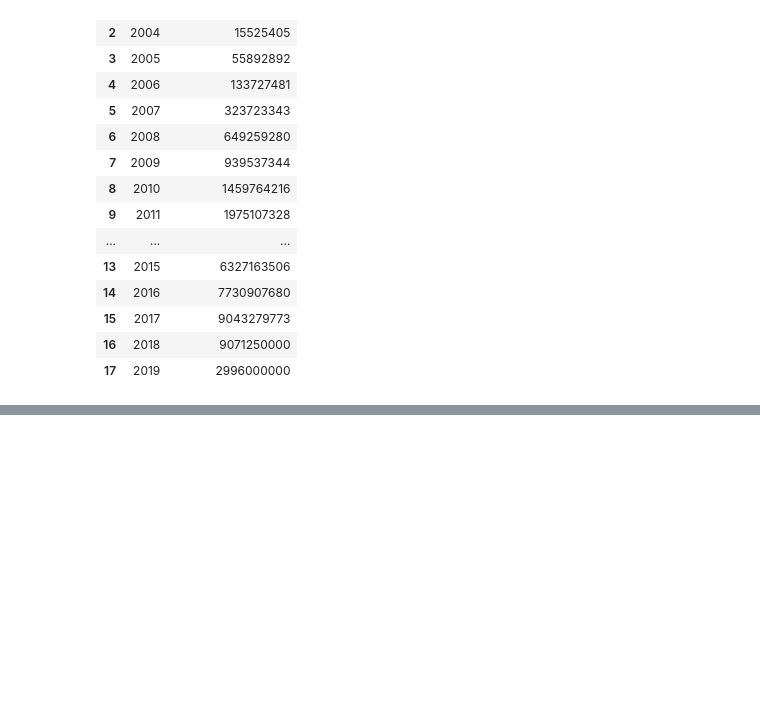
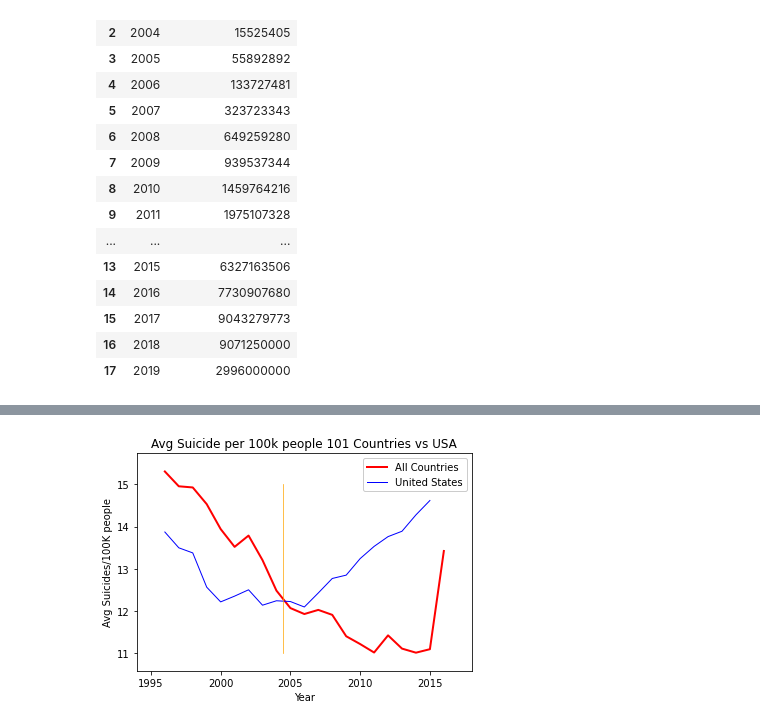
Before and after one commit to ludmilagd/SocialMediaUsageImpact, a Jupyter notebook: SocialMedia&Suicides.ipynb, the cells around one changed output, grey strips where cells are left out. Saved outputs shown, nothing was run; the diff lists cells and outputs as text; code cells hidden in the pictures; blank space fills up the shorter version.

```diff
--- a/SocialMedia&Suicides.ipynb
+++ b/SocialMedia&Suicides.ipynb
@@ -65,0 +189,7 @@ Social_Media
+# %%
+# Suicides all countries
+suicide_data_95_total= SuicideData.loc[(SuicideData["year"]>1995),("year","suicides/100k pop")]
+
+suicide_data_95_total_grouped=suicide_data_95_data.groupby(["year"],as_index=False).mean()
+
+print (suicide_data_95_total_grouped)
@@ -65,0 +214,8 @@ Social_Media
+# %%
+# Suicides all countries USA
+suicide_data_95_data_USA_total= SuicideData.loc[(SuicideData["year"]>1995)&(SuicideData["country"]=="United States"),("year","suicides/100k pop")]
+
+suicide_data_95_USA_total_grouped=suicide_data_95_data_USA_total.groupby(["year"],as_index=False).mean()
+
+
+print (suicide_data_95_USA_total_grouped)
@@ -65,0 +240,27 @@ Social_Media
+# %%
+
+plt.title("Avg Suicide per 100k people 101 Countries vs USA")
+plt.xlabel("Year")
+plt.ylabel("Avg Suicides/100K people")
+
+# All countries total
+x_axis=suicide_data_95_total_grouped["year"].tolist()
+y=suicide_data_95_total_grouped["suicides/100k pop"]
+plt.plot(x_axis, y, color="red", linewidth=2,label="All Countries")
+
+# USA total
+x_axis=suicide_data_95_USA_total_grouped["year"].tolist()
+y=suicide_data_95_USA_total_grouped["suicides/100k pop"]
+plt.plot(x_axis, y, color="blue", linewidth=1,label="United States")
+
+
+# draw vertical line from
+plt.plot([2004.5, 2004.5], [suicide_data_95_total_grouped["suicides/100k pop"].min(), 15], 'k-',color="orange", lw=.7)
+
+plt.legend(framealpha=1, frameon=True)
+
+plt.margins(0.1)
+plt.savefig("All-USA_Total.png")
+plt.show()
+# %% [output]
+[figure, added]
```
Also changed, not shown: parts of 20 cells of this notebook, 9 other files.
